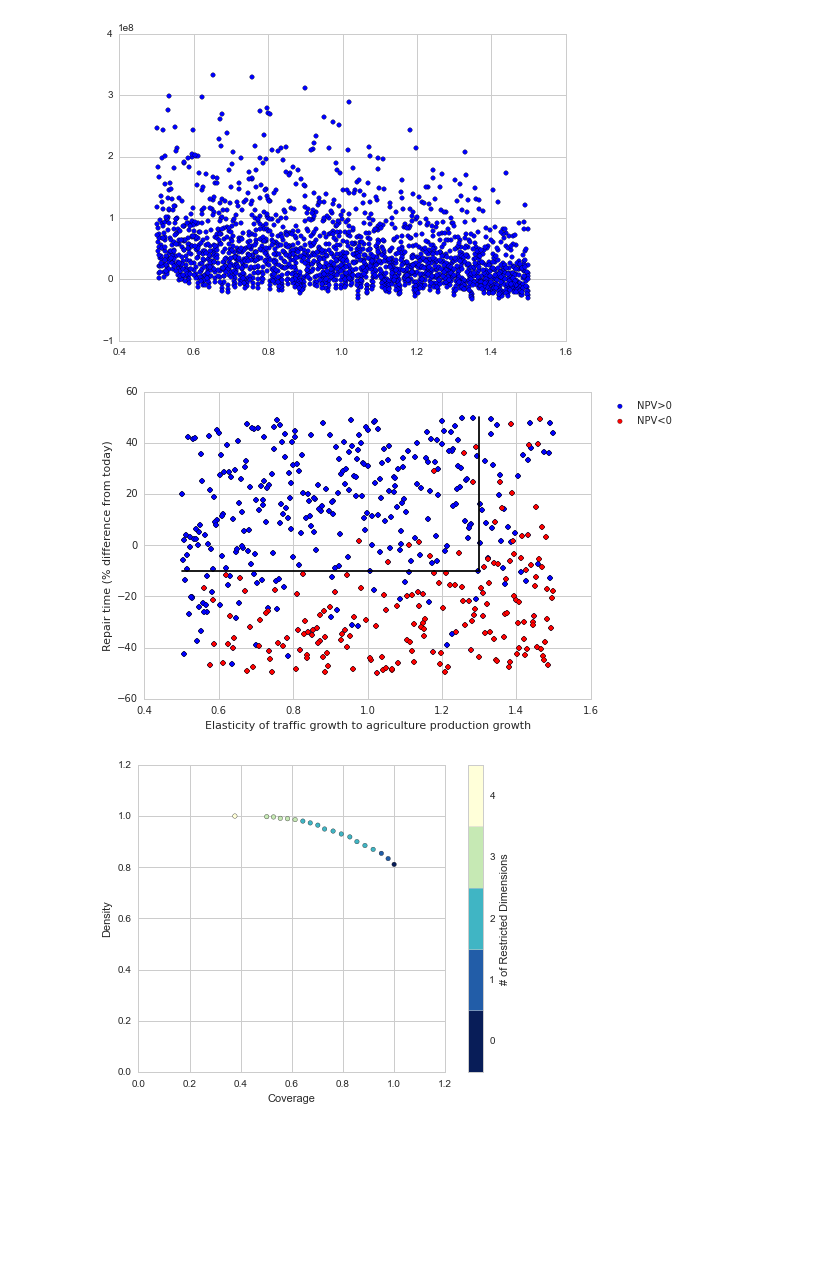
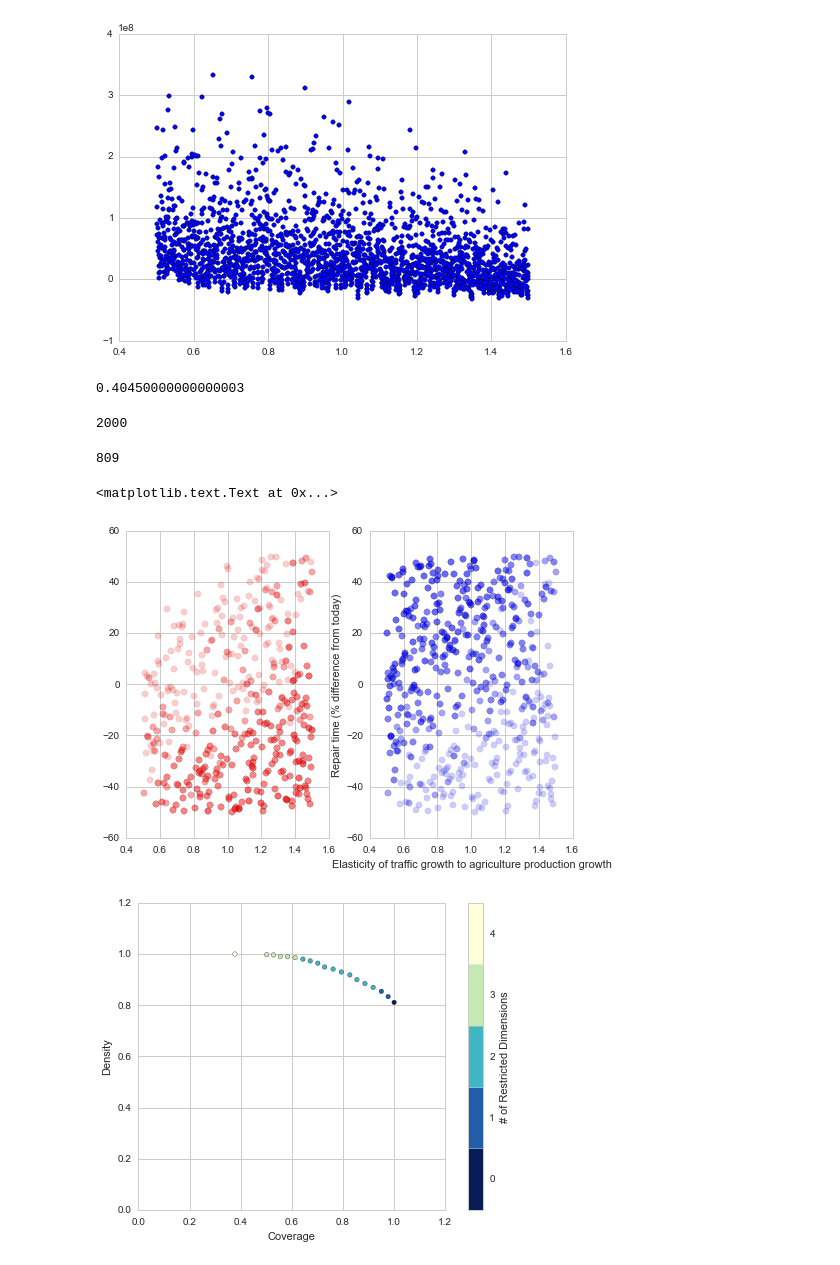
Before and after one commit to julierozz/mozambique, a Jupyter notebook: CBA-Murrumbala.ipynb, the cells around one changed output. Saved outputs shown, nothing was run; the diff lists cells and outputs as text; code cells hidden in the pictures; blank space fills up the shorter version.

Commit message:
new graphs

```diff
--- a/CBA-Murrumbala.ipynb
+++ b/CBA-Murrumbala.ipynb
@@ -291,3 +294,6 @@ savefig("benefit_cost_ratio_pave_1")
 import prim
 # %%
 forprim=m.unstack('intervention').swaplevel(i=1,j=0,axis=1).rename(columns=new_names)
+# %%
+diff_npv = forprim.Pave1.set_index(['Repair_time', 'Discount_Rate','Traffic_growth', 'Flood_duration', 'Agriculture_elas','Climate_change_scenario']).npv\
+-forprim.drainage.set_index(['Repair_time', 'Discount_Rate','Traffic_growth', 'Flood_duration', 'Agriculture_elas','Climate_change_scenario']).npv
@@ -311,19 +326,35 @@ plt.scatter(scenarofinterest.Agriculture_elas,scenarofinterest.npv)
 # %% [output]
 <matplotlib.collections.PathCollection at 0x...>
 [figure]
+# %%
+sum(select)/len(scenarofinterest)
+# %% [output]
+0.40450000000000003
+# %%
+len(scenarofinterest)
+# %% [output]
+2000
+# %%
+len(scenarofinterest[select])
+# %% [output]
+809
 # %%
-scenarofinterest = forprim.Pave1
-select = scenarofinterest.npv>0
-plt.scatter(scenarofinterest[select].Agriculture_elas,100*scenarofinterest[select].Repair_time,c='b',label="NPV>0")
-plt.scatter(scenarofinterest[~select].Agriculture_elas,100*scenarofinterest[~select].Repair_time,c='r',label="NPV<0")
-plt.legend(bbox_to_anchor=(1.2,1))
-plt.plot([0.5,1.3],[-10,-10],color='black')
-plt.plot([1.3,1.3],[-10,50],color='black')
+scenarofinterest = diff_npv.reset_index()
+select = scenarofinterest.npv<0
+
+plt.subplot(121)
+plt.scatter(scenarofinterest[select].Agriculture_elas,100*scenarofinterest[select].Repair_time,c='r',s=40,label="Paving<drainage",alpha=0.2)
+plt.subplot(122)
+plt.scatter(scenarofinterest[~select].Agriculture_elas,100*scenarofinterest[~select].Repair_time,c='b',s=40,label="Paving>drainage",alpha=0.2)
+#plt.legend(bbox_to_anchor=(1.6,1),fontsize=20)
+#plt.plot([0.5,1.3],[-10,-10],color='black')
+#plt.plot([1.3,1.3],[-10,50],color='black')
 plt.xlabel("Elasticity of traffic growth to agriculture production growth")
 plt.ylabel("Repair time (% difference from today)")
-plt.savefig(figfolder+"scenario-discovery.png",bbox_inches='tight')
+#plt.savefig(figfolder+"scenario-discovery.png",bbox_inches='tight')
 # %% [output]
+<matplotlib.text.Text at 0x...>
-[figure, old version]
+[figure, new version]
 # %%
 scenarofinterest = forprim.Pave1
 p = prim.Prim(scenarofinterest[inputs.columns], scenarofinterest.npv>0, threshold=0.5, threshold_type=">")
```
Also changed, not shown: parts of 10 cells of this notebook.
